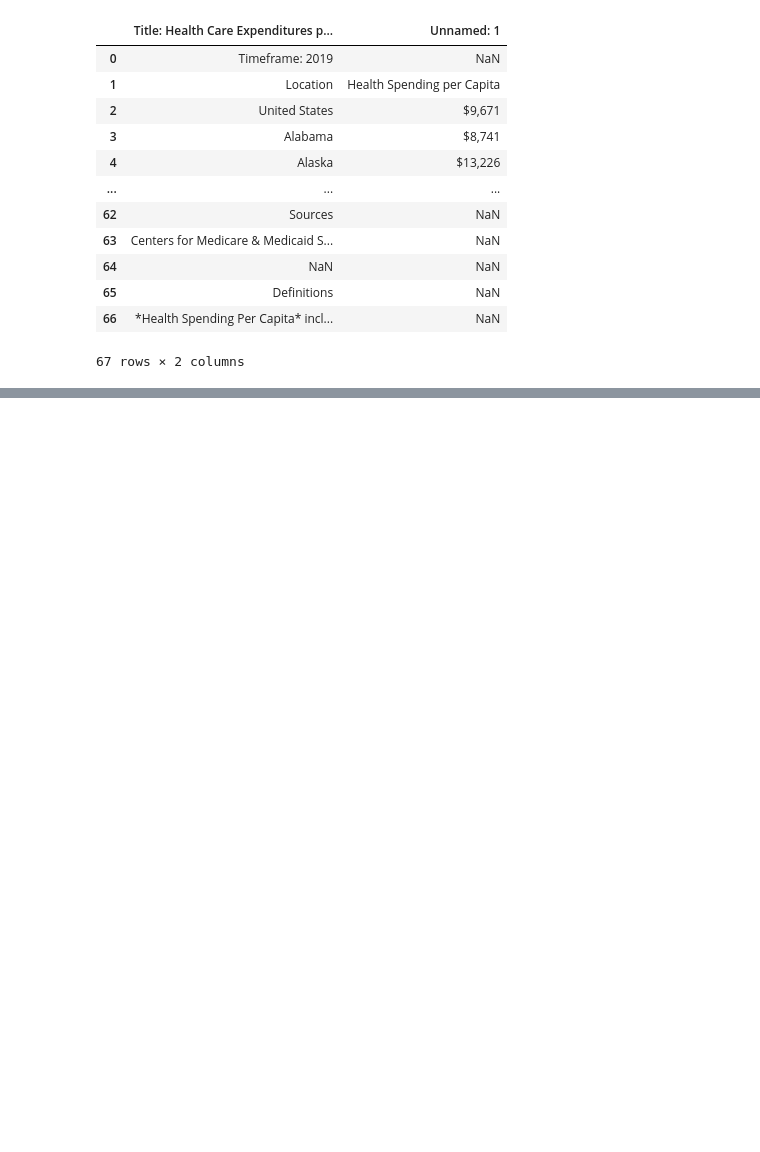
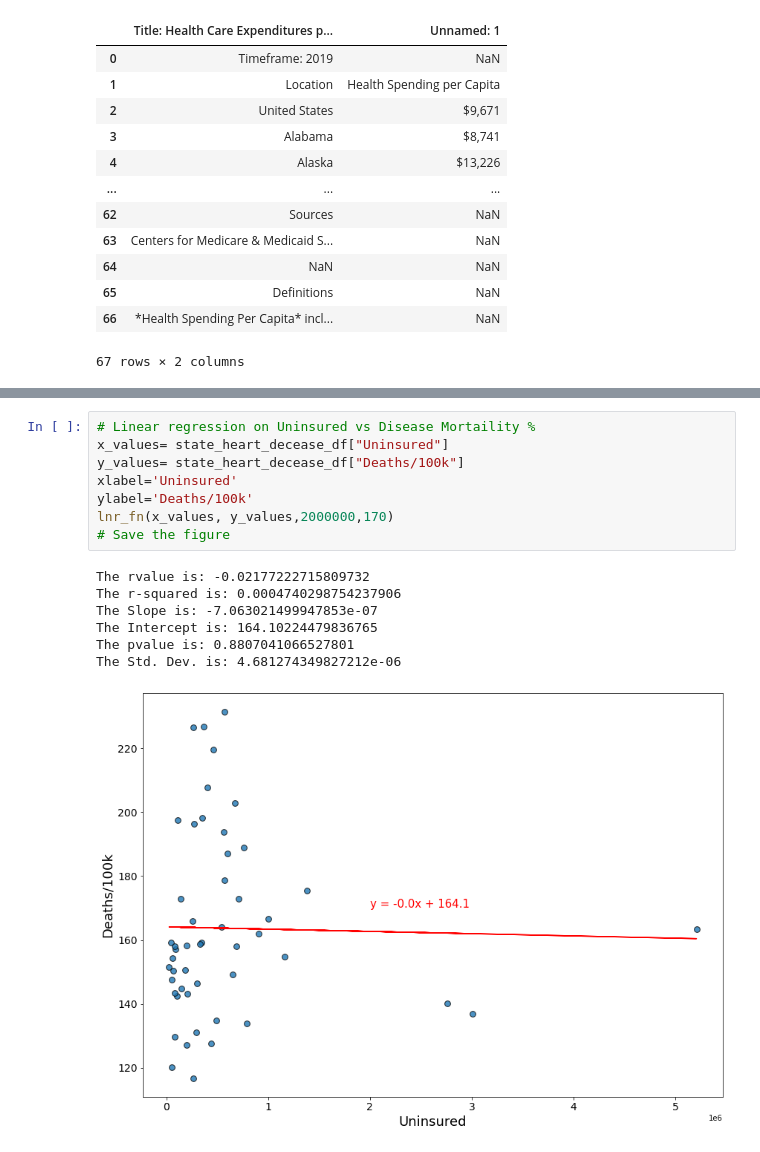
Before and after one commit to alejfxguti/Heart_Disease_Mortality_by_State, a Jupyter notebook: Hany not used datasets/project_1_group3.ipynb, the cells around one changed output, grey strips where cells are left out. Saved outputs shown, nothing was run; the diff lists cells and outputs as text; blank space fills up the shorter version.

```diff
--- a/Hany not used datasets/project_1_group3.ipynb
+++ b/Hany not used datasets/project_1_group3.ipynb
@@ -288,0 +571,16 @@ state_heart_decease_df
+# %%
+# Linear regression on Uninsured vs Disease Mortaility %
+x_values= state_heart_decease_df["Uninsured"]
+y_values= state_heart_decease_df["Deaths/100k"]
+xlabel='Uninsured'
+ylabel='Deaths/100k'
+lnr_fn(x_values, y_values,2000000,170)
+# Save the figure
+# %% [output]
+The rvalue is: -0.02177222715809732
+The r-squared is: 0.0004740298754237906
+The Slope is: -7.063021499947853e-07
+The Intercept is: 164.10224479836765
+The pvalue is: 0.8807041066527801
+The Std. Dev. is: 4.681274349827212e-06
+[figure, added]
```
Also changed, not shown: parts of 13 cells of this notebook, 19 other files.
